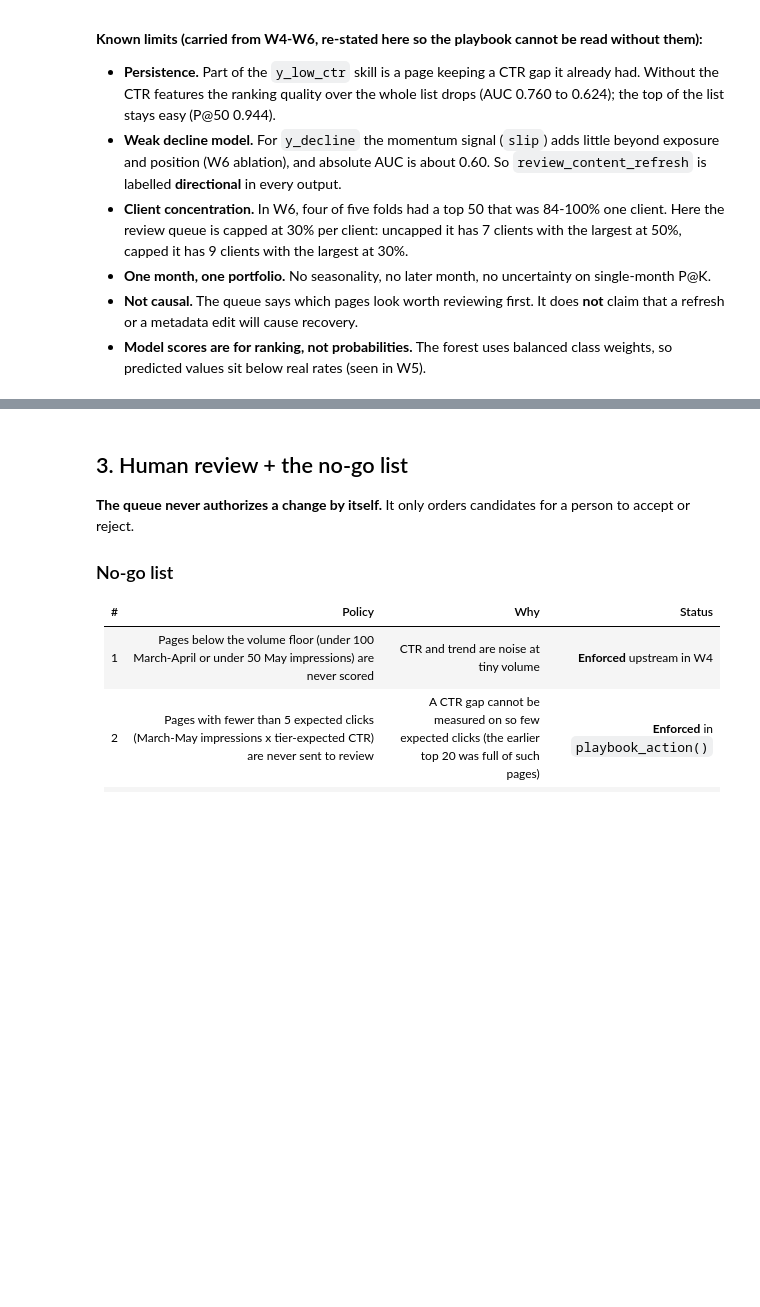
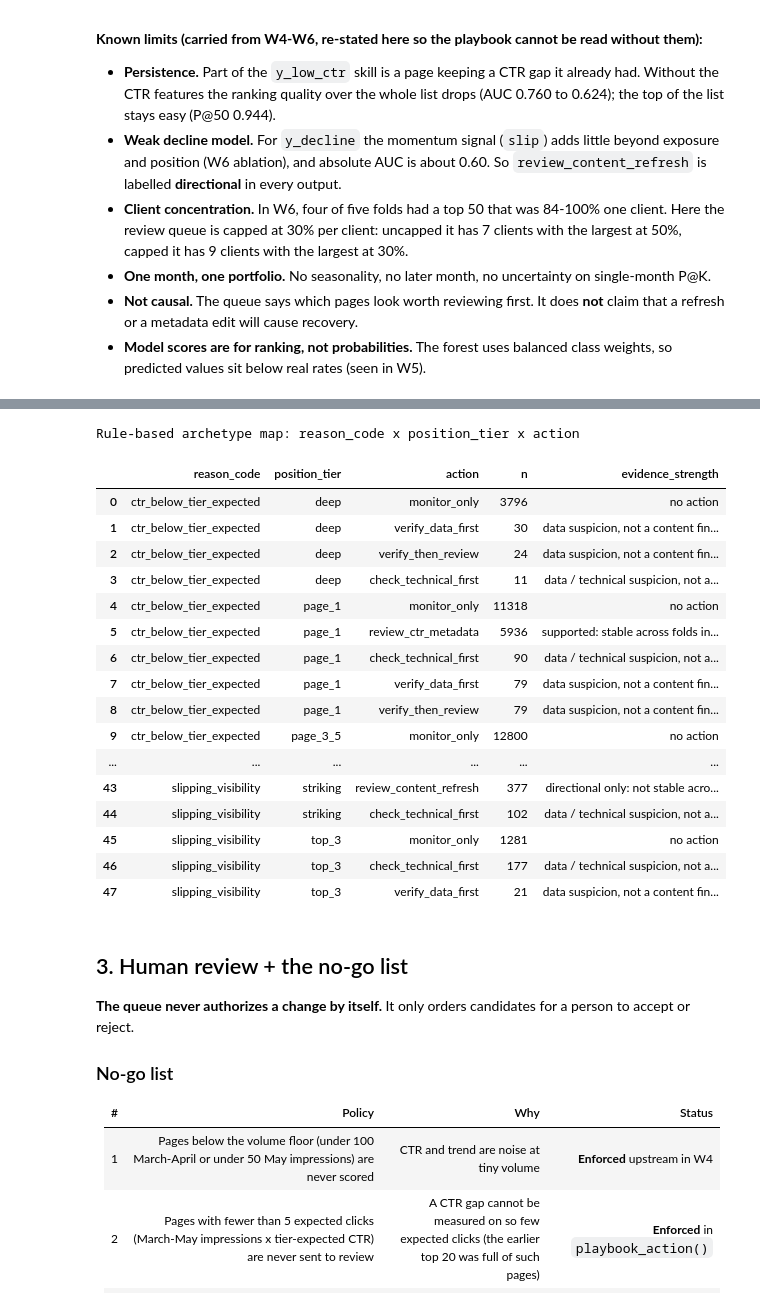
Before and after one commit to LukasDjuric/FlyRank_intership, a Jupyter notebook: work/notebooks/w07_action_playbook.ipynb, the cells around one changed output, grey strips where cells are left out. Drawn from its saved outputs; the diff is of its cells as text; code cells hidden in the pictures; blank space fills up the shorter version.

```diff
--- a/work/notebooks/w07_action_playbook.ipynb
+++ b/work/notebooks/w07_action_playbook.ipynb
@@ -566,3 +649,35 @@ On `y_low_ctr` the playbook queue is about 20 points above the baseline (0.96 vs
+# %%
+archetype_table = (
+    df.groupby(["reason_code", "position_tier", "action"], observed=True)
+      .agg(
+          n=("content_hash_id", "size"),
+          evidence_strength=("evidence_strength", "first")
+      )
+      .reset_index()
+      .sort_values(["reason_code", "position_tier", "n"], ascending=[True, True, False])
+      .reset_index(drop=True)
+)
+print("Rule-based archetype map: reason_code x position_tier x action")
+display(archetype_table[["reason_code", "position_tier", "action", "n", "evidence_strength"]])
+# %% [output]
+Rule-based archetype map: reason_code x position_tier x action
+|  | reason_code | position_tier | action | n | evidence_strength |
+| 0 | ctr_below_tier_expected | deep | monitor_only | 3796 | no action |
+| 1 | ctr_below_tier_expected | deep | verify_data_first | 30 | data suspicion, not a content fin... |
+| 2 | ctr_below_tier_expected | deep | verify_then_review | 24 | data suspicion, not a content fin... |
+| 3 | ctr_below_tier_expected | deep | check_technical_first | 11 | data / technical suspicion, not a... |
+| 4 | ctr_below_tier_expected | page_1 | monitor_only | 11318 | no action |
+| 5 | ctr_below_tier_expected | page_1 | review_ctr_metadata | 5936 | supported: stable across folds in... |
+| 6 | ctr_below_tier_expected | page_1 | check_technical_first | 90 | data / technical suspicion, not a... |
+| 7 | ctr_below_tier_expected | page_1 | verify_data_first | 79 | data suspicion, not a content fin... |
+| 8 | ctr_below_tier_expected | page_1 | verify_then_review | 79 | data suspicion, not a content fin... |
+| 9 | ctr_below_tier_expected | page_3_5 | monitor_only | 12800 | no action |
+| ... | ... | ... | ... | ... | ... |
+| 43 | slipping_visibility | striking | review_content_refresh | 377 | directional only: not stable acro... |
+| 44 | slipping_visibility | striking | check_technical_first | 102 | data / technical suspicion, not a... |
+| 45 | slipping_visibility | top_3 | monitor_only | 1281 | no action |
+| 46 | slipping_visibility | top_3 | check_technical_first | 177 | data / technical suspicion, not a... |
+| 47 | slipping_visibility | top_3 | verify_data_first | 21 | data suspicion, not a content fin... |
 # %% [markdown]
 ## 3. Human review + the no-go list
 
```
Also changed, not shown: parts of 8 cells of this notebook, 7 other files.
